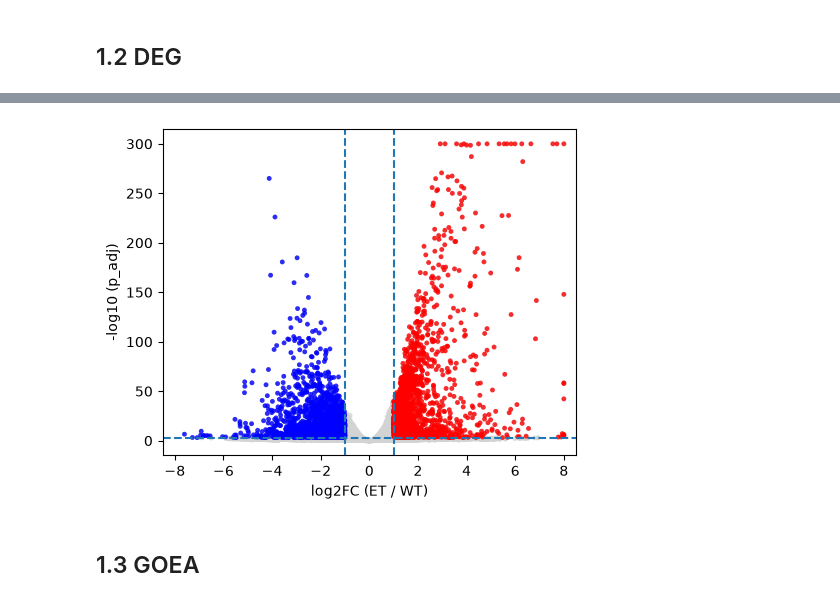
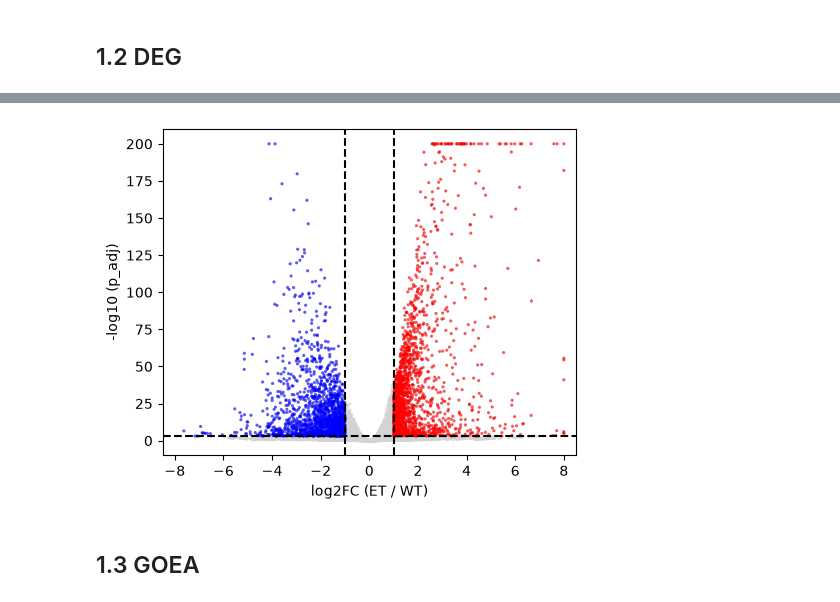
Before and after one commit to yachielab/DataAnalysis_Vascularized_Cardiac_Organoids, a Jupyter notebook: ipynb/CCO14.ipynb, the cells around one changed output, grey strips where cells are left out. Drawn from its saved outputs; the diff is of its cells as text; code cells hidden in the pictures.

```diff
--- a/ipynb/CCO14.ipynb
+++ b/ipynb/CCO14.ipynb
@@ -229,7 +247,10 @@ FC = 1
 FDR = 0.001
 
 FC_CAP = 8
-FDR_CAP = 1e-300
+FDR_CAP = 1e-200
+
+s = 5
+alpha = 0.6
 # %%
 stat_res = DeseqStats(
     dds,
@@ -287,45 +308,47 @@ ax.scatter(
     plot_df["log2FoldChange"],
     plot_df["minus_log10_padj"],
     label="not signi.",
-    s=12,
+    s=s,
     color="lightgrey",
-    alpha=0.8,
+    alpha=alpha,
     edgecolors="none"
 )
 
 plot_df_sign = plot_df[plot_df["minus_log10_padj"] > -np.log10(FDR)]
 
 ax.scatter(
     plot_df_sign[plot_df_sign["log2FoldChange"] < -FC]["log2FoldChange"],
     plot_df_sign[plot_df_sign["log2FoldChange"] < -FC]["minus_log10_padj"],
     label="down reg.",
-    s=12,
+    s=s,
     color="blue",
-    alpha=0.8,
+    alpha=alpha,
     edgecolors="none"
 )
 
 ax.scatter(
     plot_df_sign[plot_df_sign["log2FoldChange"] > FC]["log2FoldChange"],
     plot_df_sign[plot_df_sign["log2FoldChange"] > FC]["minus_log10_padj"],
     label="up reg.",
-    s=12,
+    s=s,
     color="red",
-    alpha=0.8,
+    alpha=alpha,
     edgecolors="none"
 )
 
-ax.axvline(-FC, linestyle="--")
-ax.axvline(FC, linestyle="--")
-ax.axhline(-np.log10(FDR), linestyle="--")
+ax.axvline(-FC, linestyle="--", color="black")
+ax.axvline(FC, linestyle="--", color="black")
+ax.axhline(-np.log10(FDR), linestyle="--", color="black")
 ax.set_xlim(-FC_CAP-0.5, FC_CAP+0.5)
 
 ax.set_xlabel("log2FC (ET / WT)")
 ax.set_ylabel("-log10 (p_adj)")
 
 plt.tight_layout()
+plt.savefig(f"{WORK_DIR}/volcano.png", bbox_inches="tight")
+plt.savefig(f"{WORK_DIR}/volcano.svg", bbox_inches="tight")
 plt.show()
 # %% [output]
-[figure, old version]
+[figure, new version]
 # %% [markdown]
 ## 1.3 GOEA
```
Also changed, not shown: parts of 14 cells of this notebook, 12 other files.
